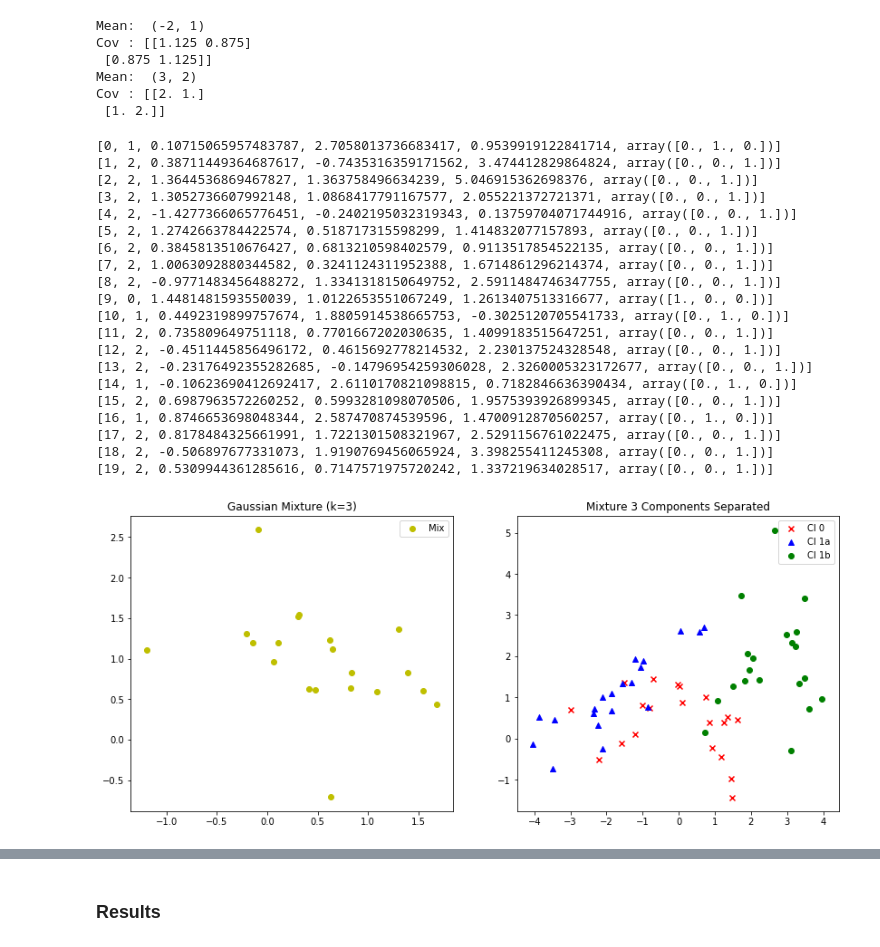
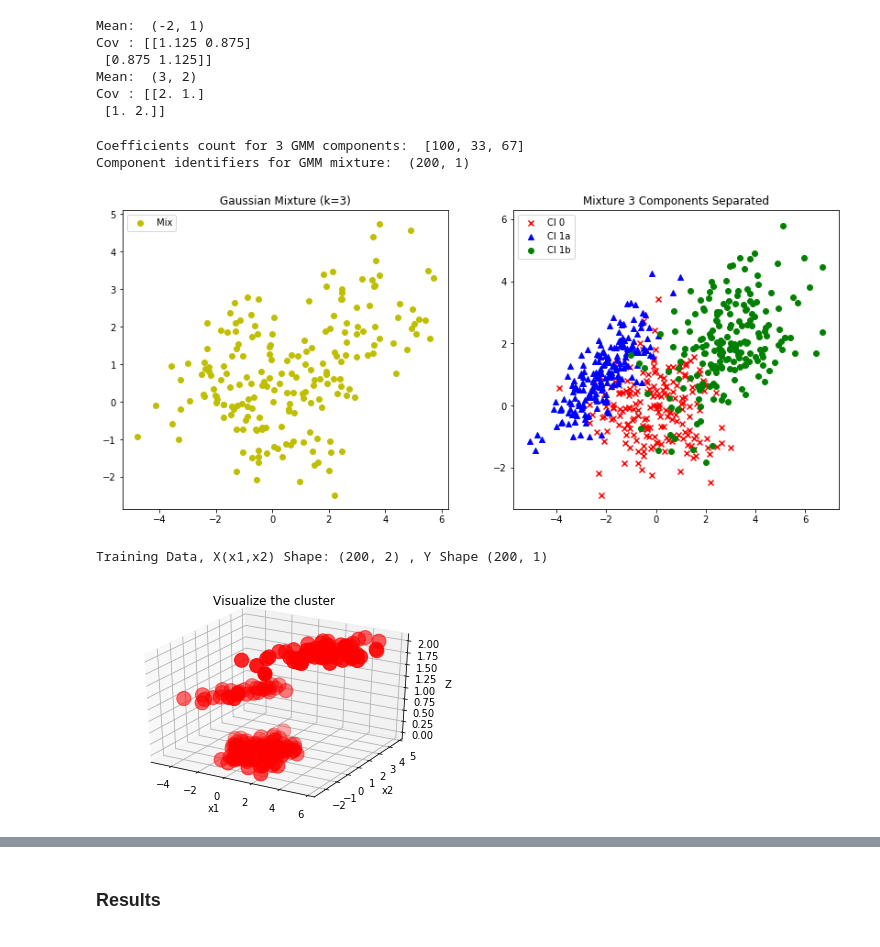
Before and after one commit to karmarv/mlearn, a Jupyter notebook: ml-h/h3-emkmeans.ipynb, the cells around one changed output, grey strips where cells are left out. Cells and saved outputs as stored; diff of their text form; code cells hidden in the pictures.

```diff
--- a/ml-h/h3-emkmeans.ipynb
+++ b/ml-h/h3-emkmeans.ipynb
@@ -15,7 +15,6 @@
 # Code Section
 # %%
 # -*- coding: utf-8 -*-
-
 import tensorflow as tf
 import numpy as np
 from math import *
@@ -26,9 +25,8 @@ from mpl_toolkits.mplot3d import Axes3D
 from scipy.stats import norm
 from IPython.display import Image, display, Math, Latex
 
-
 # Params
-n_inpoints = 20
+n_inpoints = 200
 # %%
 def generateClass0():
     theta0 = 0
@@ -96,61 +94,52 @@ Cov : [[2. 1.]
 # %%
 # Mixture Density of 3 component Gaussian
 # [Class0 * (1/2) + Class1A * (1/6) + Class1B * (1/3)]
-y = np.array(y0)*(1/2) + np.array(y1a)*(1/6) + np.array(y1b)*(1/3)
-x = np.array(x0)*(1/2) + np.array(x1a)*(1/6) + np.array(x1b)*(1/3)
-z = np.zeros([n_inpoints, 3])
-zidx = np.zeros([n_inpoints, 1])
-for i in np.arange(y.size):
-    idxmax = np.argmax([y0[i], y1a[i], y1b[i]])
-    zidx[i] = idxmax
-    z[i][idxmax] = 1
-    print([i, idxmax, y0[i], y1a[i], y1b[i], z[i]])
+cnt_m1 = [int(ceil(n_inpoints*(1/2))),int(floor(n_inpoints*(1/6))),int(ceil(n_inpoints*(1/3)))]
+print('Coefficients count for 3 GMM components: ',cnt_m1)
+
+# Randomly pick mixture components
+idx_m1 = np.argsort(np.random.random(n_inpoints))[:cnt_m1[0]]
+idx_m2 = np.argsort(np.random.random(n_inpoints))[:cnt_m1[1]]
+idx_m3 = np.argsort(np.random.random(n_inpoints))[:cnt_m1[2]]
+
+# Combine the arrays
+
+y = np.concatenate((np.array(y0[idx_m1]), np.array(y1a[idx_m2]), np.array(y1b[idx_m3])), axis = 0)
+x = np.concatenate((np.array(x0[idx_m1]), np.array(x1a[idx_m2]), np.array(x1b[idx_m3])), axis = 0)
+z = np.array([1,0,0]*int(cnt_m1[0]) + [0,1,0]*int(cnt_m1[1])+ [0,0,1]*int(cnt_m1[2])).reshape(n_inpoints,3)
+z_val = np.array([0]*int(cnt_m1[0]) + [1]*int(cnt_m1[1])+ [2]*int(cnt_m1[2])).reshape(n_inpoints,1)
+print('Component identifiers for GMM mixture: ', z_val.shape)
 
 # Subplots
 f, (ax1, ax2) = plt.subplots(1,2,figsize=(14,6))
 ax1.scatter(x, y, color = 'y',marker='o', label = 'Mix')
 ax1.set_title('Gaussian Mixture (k=3)')
 ax1.legend()
 ax2.scatter(x0, y0, color = 'r',marker='x', label = 'Cl 0')
 ax2.scatter(x1a, y1a, color = 'b',marker='^', label = 'Cl 1a')
 ax2.scatter(x1b, y1b, color = 'g',marker='o', label = 'Cl 1b')
 ax2.set_title('Mixture 3 Components Separated')
 ax2.legend()
-# Fine-tune figure
 f.subplots_adjust()
 # %% [output]
-[0, 1, 0.10715065957483787, 2.7058013736683417, 0.9539919122841714, array([0., 1., 0.])]
-[1, 2, 0.38711449364687617, -0.7435316359171562, 3.474412829864824, array([0., 0., 1.])]
-[2, 2, 1.3644536869467827, 1.363758496634239, 5.046915362698376, array([0., 0., 1.])]
-[3, 2, 1.3052736607992148, 1.0868417791167577, 2.055221372721371, array([0., 0., 1.])]
-[4, 2, -1.4277366065776451, -0.2402195032319343, 0.13759704071744916, array([0., 0., 1.])]
-[5, 2, 1.2742663784422574, 0.518717315598299, 1.414832077157893, array([0., 0., 1.])]
-[6, 2, 0.3845813510676427, 0.6813210598402579, 0.9113517854522135, array([0., 0., 1.])]
-[7, 2, 1.0063092880344582, 0.3241124311952388, 1.6714861296214374, array([0., 0., 1.])]
-[8, 2, -0.9771483456488272, 1.3341318150649752, 2.5911484746347755, array([0., 0., 1.])]
-[9, 0, 1.4481481593550039, 1.0122653551067249, 1.2613407513316677, array([1., 0., 0.])]
-[10, 1, 0.4492319899757674, 1.8805914538665753, -0.3025120705541733, array([0., 1., 0.])]
-[11, 2, 0.735809649751118, 0.7701667202030635, 1.4099183515647251, array([0., 0., 1.])]
-[12, 2, -0.4511445856496172, 0.4615692778214532, 2.230137524328548, array([0., 0., 1.])]
-[13, 2, -0.23176492355282685, -0.14796954259306028, 2.3260005323172677, array([0., 0., 1.])]
-[14, 1, -0.10623690412692417, 2.6110170821098815, 0.7182846636390434, array([0., 1., 0.])]
-[15, 2, 0.6987963572260252, 0.5993281098070506, 1.9575393926899345, array([0., 0., 1.])]
-[16, 1, 0.8746653698048344, 2.587470874539596, 1.4700912870560257, array([0., 1., 0.])]
-[17, 2, 0.8178484325661991, 1.7221301508321967, 2.5291156761022475, array([0., 0., 1.])]
-[18, 2, -0.506897677331073, 1.9190769456065924, 3.398255411245308, array([0., 0., 1.])]
-[19, 2, 0.5309944361285616, 0.7147571975720242, 1.337219634028517, array([0., 0., 1.])]
+Coefficients count for 3 GMM components:  [100, 33, 67]
+Component identifiers for GMM mixture:  (200, 1)
-[figure, old version]
+[figure, new version]
 # %%
 # ----------------------------------------
-# Set up the [xi, yi] training data vector
+# Set up the [Xi, Yi] training data vector
 # ----------------------------------------
 X = np.vstack((x, y)).T
-Z = z
-print("Data X Shape:",X.shape)
-
-X1, X2 = np.meshgrid(X[:,0], X[:,1])
+Z_val = z_val
+print("Training Data, X(x1,x2) Shape:",X.shape, ', Y Shape', z_val.shape)
 fig = plt.figure()
 ax = fig.add_subplot(111, projection='3d')
-ax.scatter(X1, X2, zidx)
+ax.scatter(X[:,0], X[:,1], Z_val, s=int(z_val.shape[0]), c='r', marker='o')
 ax.set_title('Visualize the cluster')
+ax.set_xlabel('x1')
+ax.set_ylabel('x2')
+ax.set_zlabel('Z')
 plt.show()
+# %% [output]
+Training Data, X(x1,x2) Shape: (200, 2) , Y Shape (200, 1)
+[figure, added]
```
Also changed, not shown: parts of 13 cells of this notebook, 3 other files.
